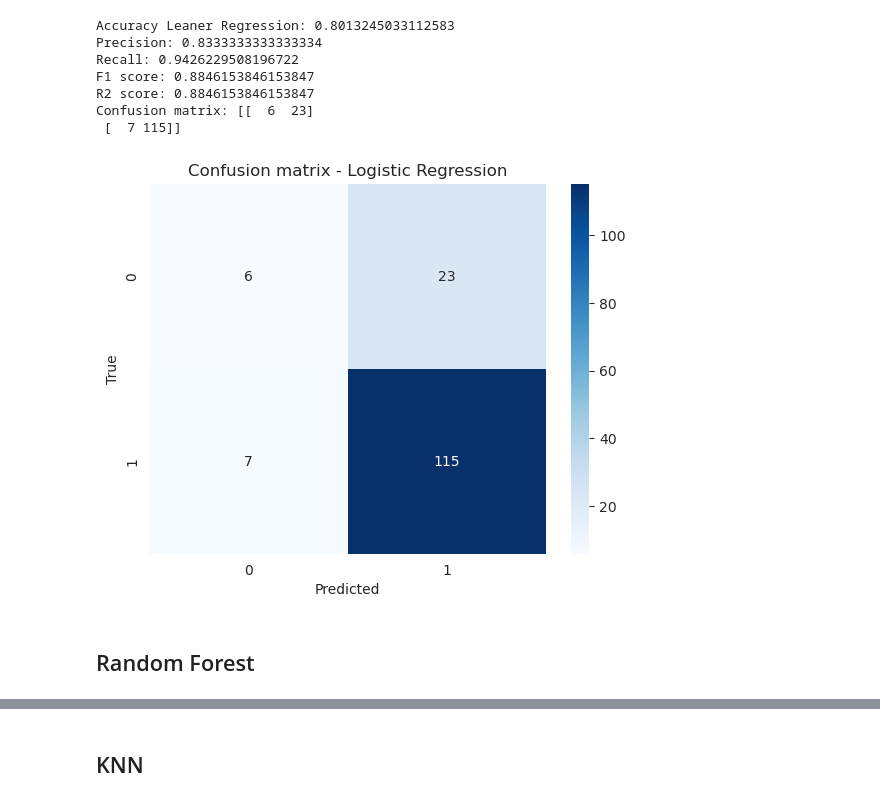
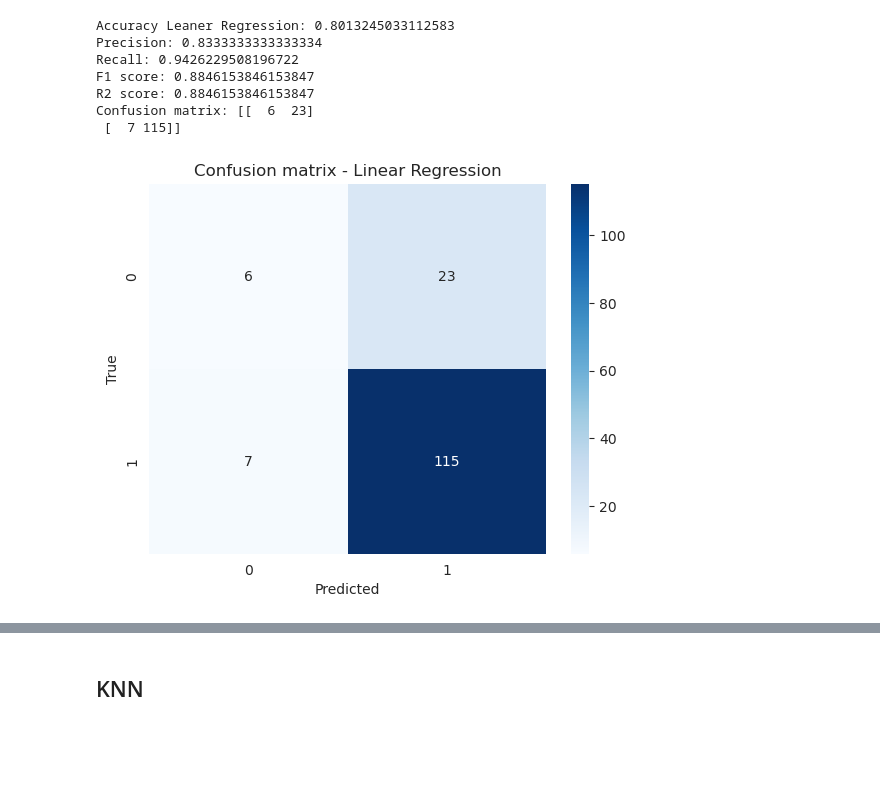
Before and after one commit to pcperera/attrition, a Jupyter notebook: 07 - final-descriptive-feature-engineering-combined.ipynb, the cells around one changed output, grey strips where cells are left out. Drawn from its saved outputs; the diff is of its cells as text; code cells hidden in the pictures; blank space fills up the shorter version.

```diff
--- a/07 - final-descriptive-feature-engineering-combined.ipynb
+++ b/07 - final-descriptive-feature-engineering-combined.ipynb
@@ -349,11 +361,9 @@ Confusion matrix: [[  6  23]
  [  7 115]]
 # %%
 seaborn.heatmap(lr_confusion_matrix, annot=True, cmap='Blues', fmt='.0f')
-plt.title('Confusion matrix - Logistic Regression')
+plt.title('Confusion matrix - Linear Regression')
 plt.xlabel('Predicted')
 plt.ylabel('True')
 plt.show()
 # %% [output]
-[figure, old version]
+[figure, new version]
-# %% [markdown]
-## Random Forest
```
Also changed, not shown: parts of 14 cells of this notebook, 1 other file.
